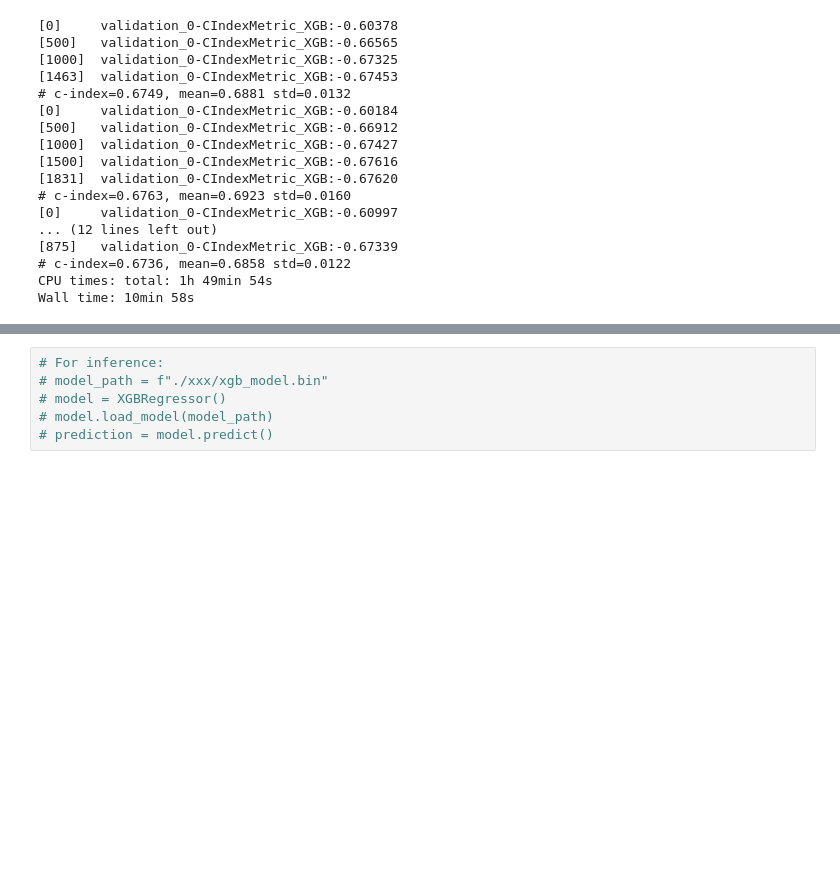
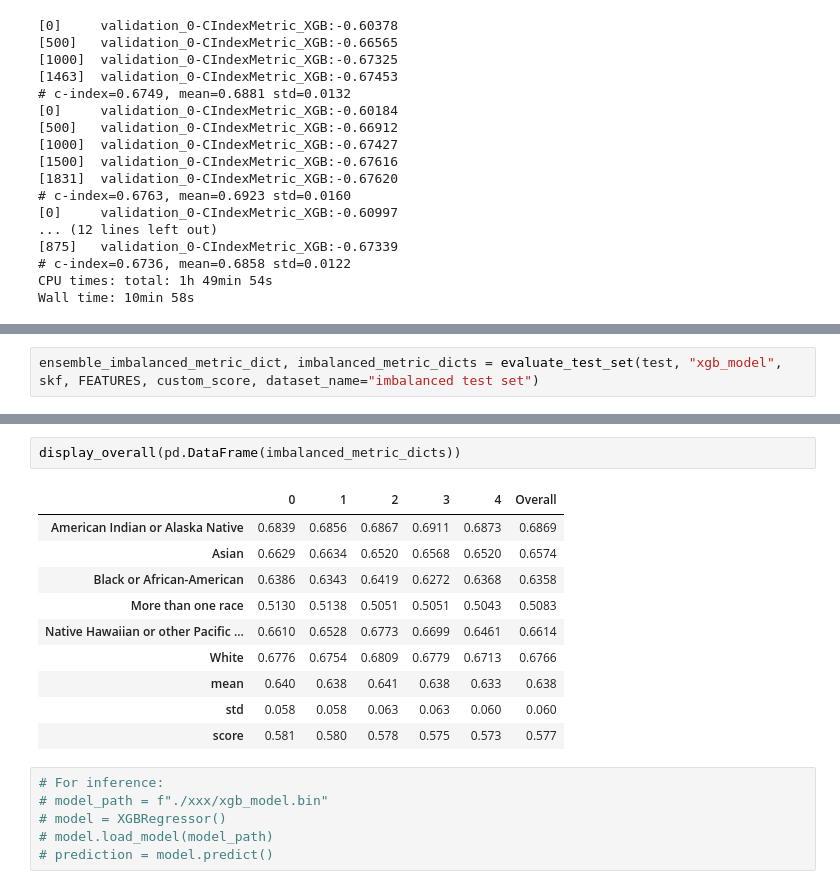
Before and after one commit to awxlong/cibmtr, a Jupyter notebook: awxlong/cibmtr-using-official-metric-in-tree-based-models-joseph.ipynb, the cells around one changed output, grey strips where cells are left out. Saved outputs shown, nothing was run; the diff lists cells and outputs as text; blank space fills up the shorter version.

Commit message:
evidence that class imbalance make question harder

```diff
--- a/awxlong/cibmtr-using-official-metric-in-tree-based-models-joseph.ipynb
+++ b/awxlong/cibmtr-using-official-metric-in-tree-based-models-joseph.ipynb
@@ -320,0 +396,2 @@ Test set evaluation metric: {'American Indian or Alaska Native': 0.7644332069110
+# %%
+ensemble_imbalanced_metric_dict, imbalanced_metric_dicts = evaluate_test_set(test, "xgb_model", skf, FEATURES, custom_score, dataset_name="imbalanced test set")
@@ -321,3 +414,16 @@ Test set evaluation metric: {'American Indian or Alaska Native': 0.7644332069110
+# %%
+display_overall(pd.DataFrame(imbalanced_metric_dicts))
+# %% [output]
+|  | 0 | 1 | 2 | 3 | 4 | Overall |
+| American Indian or Alaska Native | 0.6839 | 0.6856 | 0.6867 | 0.6911 | 0.6873 | 0.6869 |
+| Asian | 0.6629 | 0.6634 | 0.6520 | 0.6568 | 0.6520 | 0.6574 |
+| Black or African-American | 0.6386 | 0.6343 | 0.6419 | 0.6272 | 0.6368 | 0.6358 |
+| More than one race | 0.5130 | 0.5138 | 0.5051 | 0.5051 | 0.5043 | 0.5083 |
+| Native Hawaiian or other Pacific ... | 0.6610 | 0.6528 | 0.6773 | 0.6699 | 0.6461 | 0.6614 |
+| White | 0.6776 | 0.6754 | 0.6809 | 0.6779 | 0.6713 | 0.6766 |
+| mean | 0.640 | 0.638 | 0.641 | 0.638 | 0.633 | 0.638 |
+| std | 0.058 | 0.058 | 0.063 | 0.063 | 0.060 | 0.060 |
+| score | 0.581 | 0.580 | 0.578 | 0.575 | 0.573 | 0.577 |
 # %%
 # For inference:
 # model_path = f"./xxx/xgb_model.bin"
```
Also changed, not shown: parts of 13 cells of this notebook.
